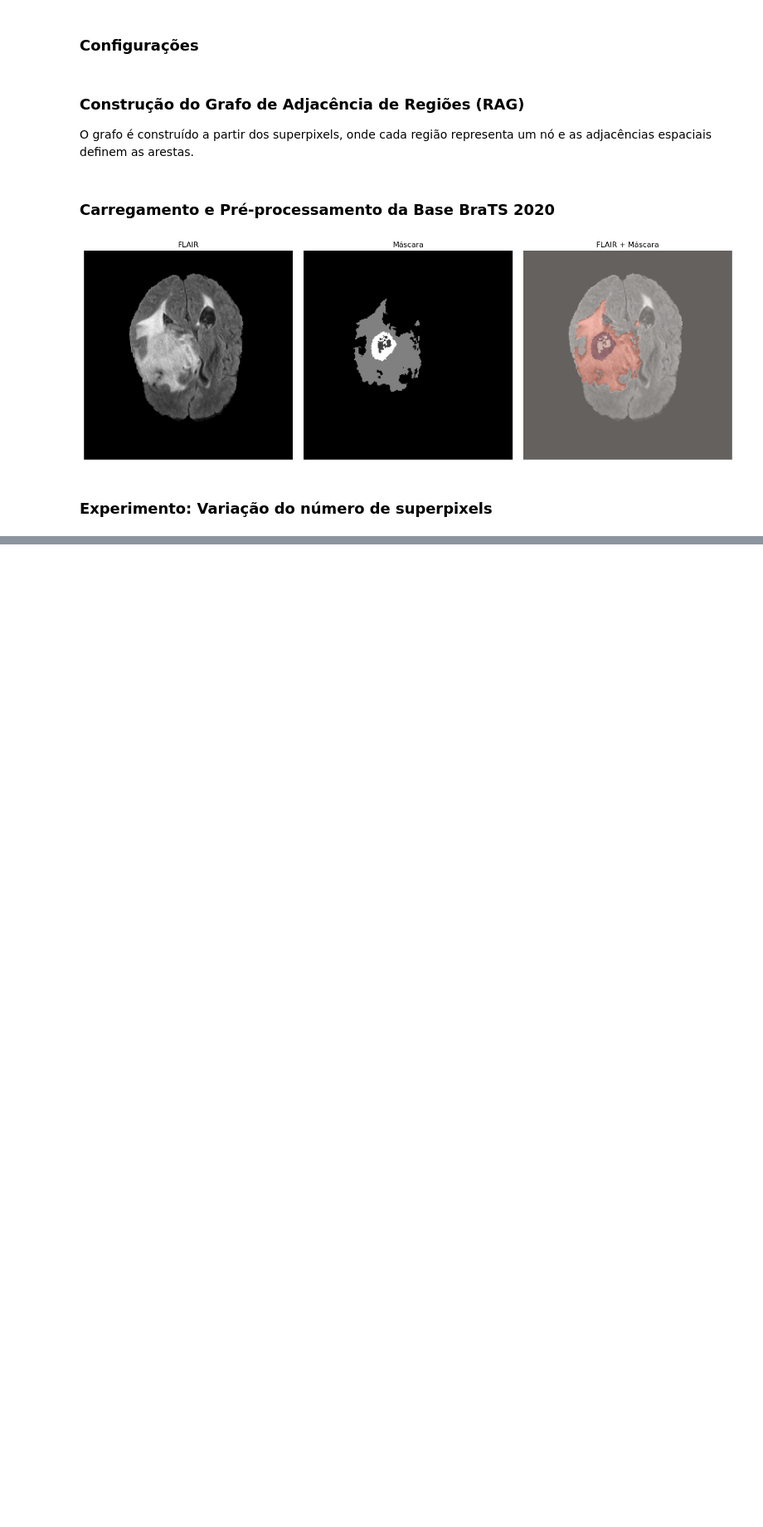
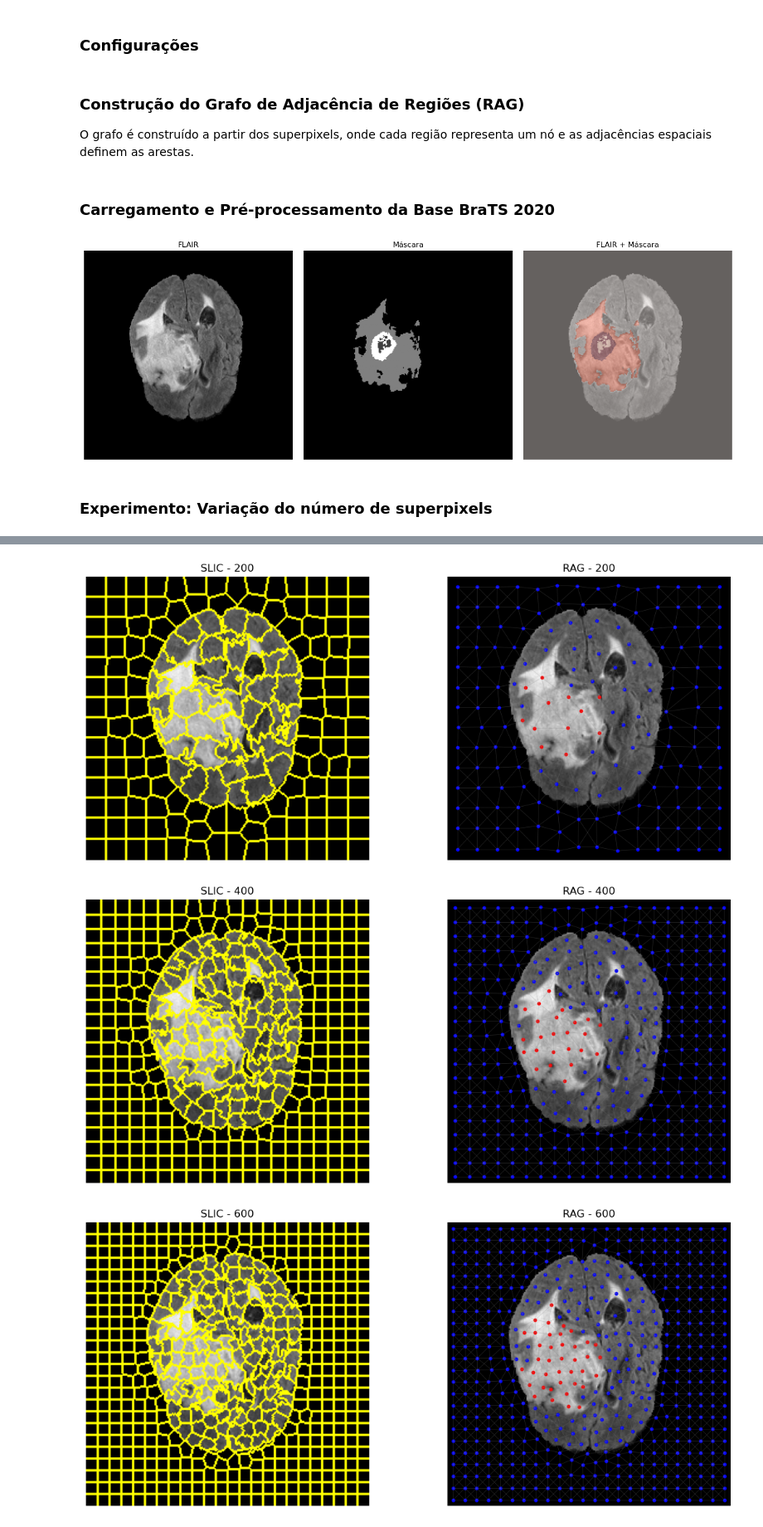
Before and after one commit to gab-rielly/superpixel-graph-brain-tumor, a Jupyter notebook: code.ipynb, the cells around one changed output, grey strips where cells are left out. Shown at 83% size. Saved outputs shown, nothing was run; the diff lists cells and outputs as text; code cells hidden in the pictures; blank space fills up the shorter version.

```diff
--- a/code.ipynb
+++ b/code.ipynb
@@ -277,0 +216,67 @@ df
+# %%
+for n_seg in lista_superpixels:
+
+    segmentos = experimentos[n_seg]["segmentos"]
+
+    G = experimentos[n_seg]["grafo"]
+
+    labels_superpixel = experimentos[n_seg]["labels"]
+
+    pos = experimentos[n_seg]["pos"]
+
+    fig, axes = plt.subplots(1, 2, figsize=(12,5))
+
+    # mostra SLIC
+    axes[0].imshow( mark_boundaries( img_norm, segmentos))
+    axes[0].set_title(f"SLIC - {n_seg}")
+    axes[0].axis("off")
+
+    # mostra RAG
+    axes[1].imshow(img_norm, cmap="gray")
+
+    for u, v in G.edges():
+        x1, y1 = pos[u]
+        x2, y2 = pos[v]
+
+        axes[1].plot(
+            [x1, x2],
+            [y1, y2],
+            color="gray",
+            alpha=0.3,
+            linewidth=0.5
+        )
+
+    tumor_x = []
+    tumor_y = []
+
+    normal_x = []
+    normal_y = []
+
+    for node in G.nodes():
+
+        x, y = pos[node]
+
+        if labels_superpixel[node] == "tumor":
+
+            tumor_x.append(x)
+            tumor_y.append(y)
+
+        else:
+
+            normal_x.append(x)
+            normal_y.append(y)
+
+    axes[1].scatter( tumor_x, tumor_y, c="red", s=10)
+
+    axes[1].scatter(normal_x, normal_y, c="blue", s=10)
+
+    axes[1].set_title( f"RAG - {n_seg}")
+
+    axes[1].axis("off")
+
+    plt.tight_layout()
+    plt.show()
+# %% [output]
+[figure, added]
+[figure, added]
+[figure, added]
```
Also changed, not shown: parts of 10 cells of this notebook.
